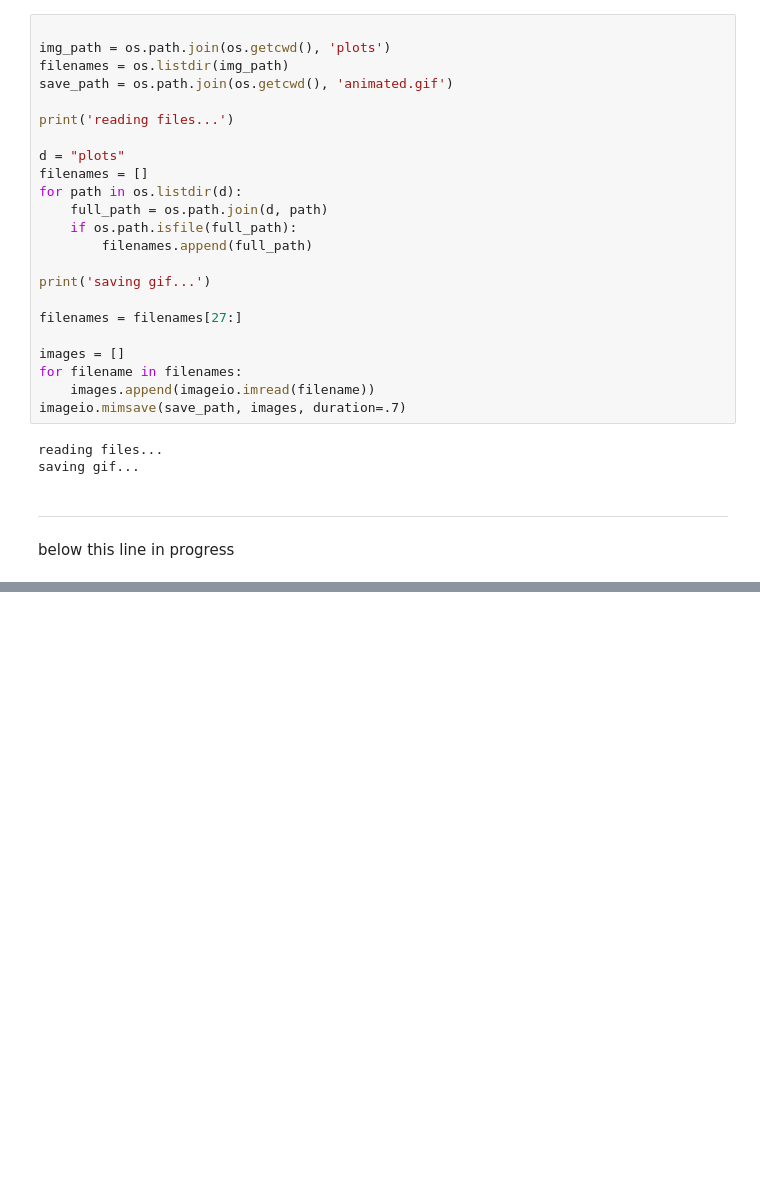
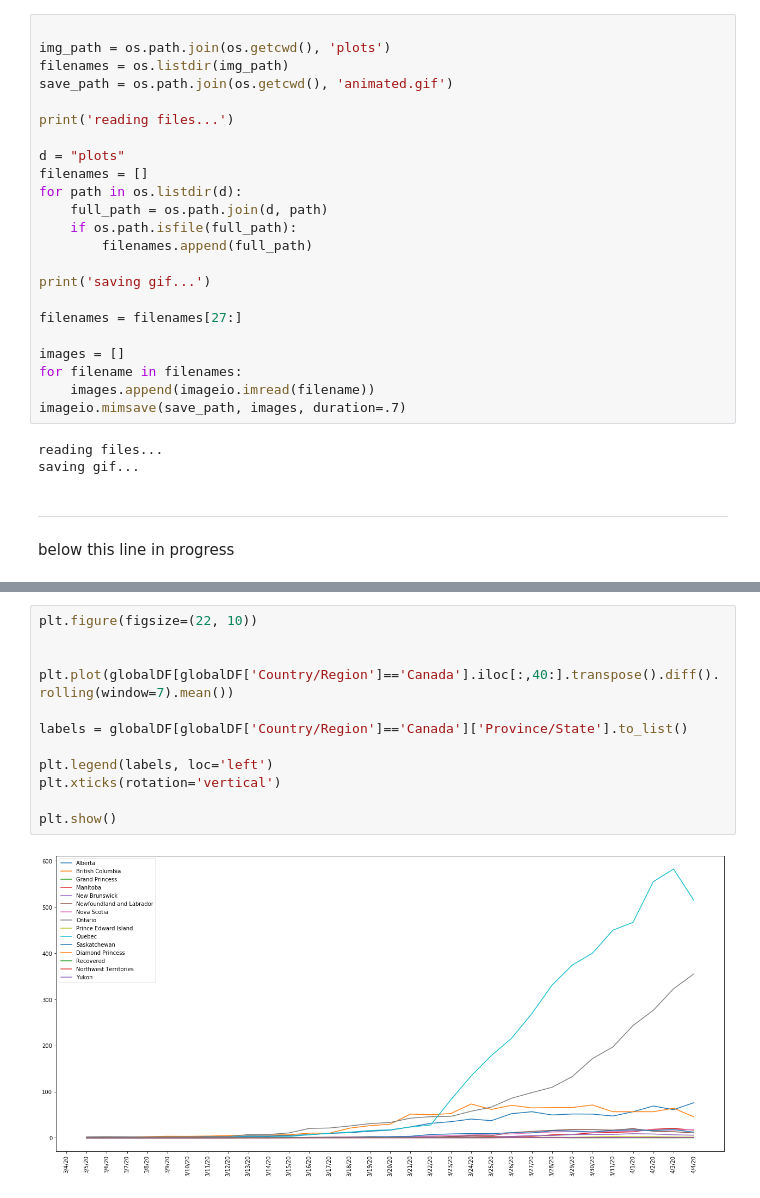
Before and after one commit to UBERCRUZER/covid19, a Jupyter notebook: notebook.ipynb, the cells around one changed output, grey strips where cells are left out. Saved outputs shown, nothing was run; the diff lists cells and outputs as text; blank space fills up the shorter version.

```diff
--- a/notebook.ipynb
+++ b/notebook.ipynb
@@ -331,0 +307,14 @@ globalDF[globalDF.index==223]
+# %%
+plt.figure(figsize=(22, 10))
+
+
+plt.plot(globalDF[globalDF['Country/Region']=='Canada'].iloc[:,40:].transpose().diff().rolling(window=7).mean())
+
+labels = globalDF[globalDF['Country/Region']=='Canada']['Province/State'].to_list()
+
+plt.legend(labels, loc='left')
+plt.xticks(rotation='vertical')
+
+plt.show()
+# %% [output]
+[figure, added]
```
Also changed, not shown: parts of 10 cells of this notebook, 2 other files.
